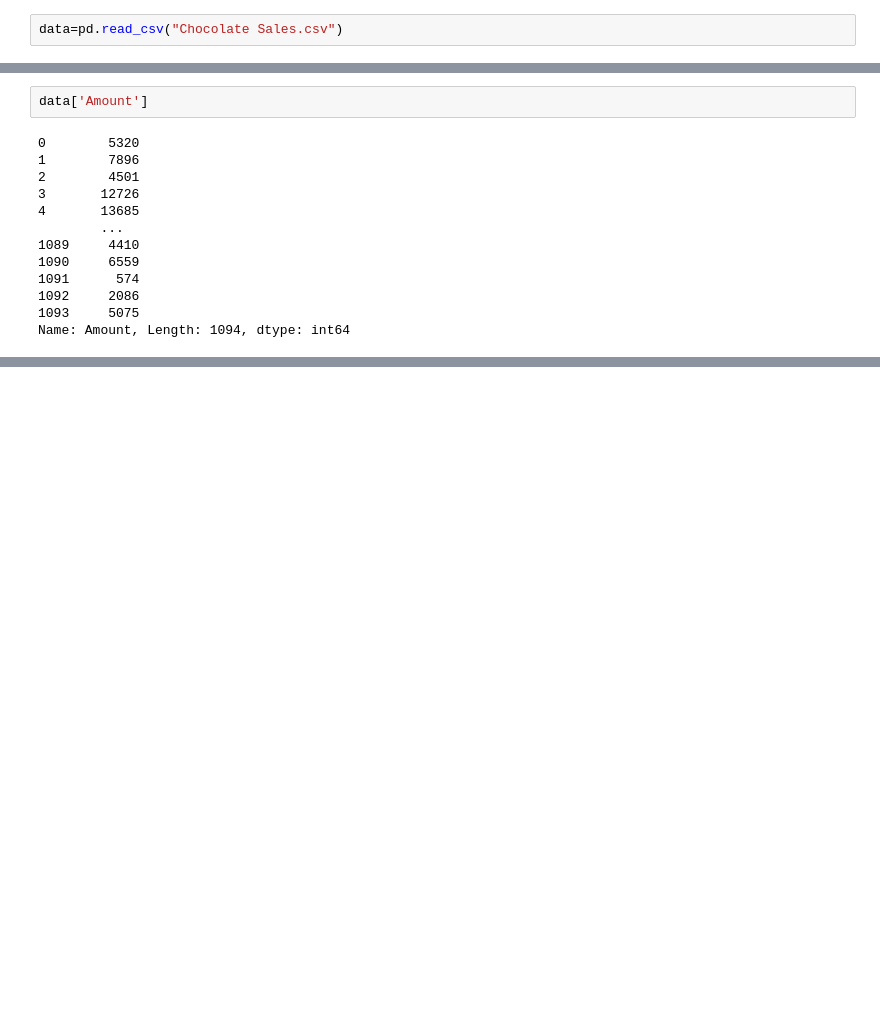
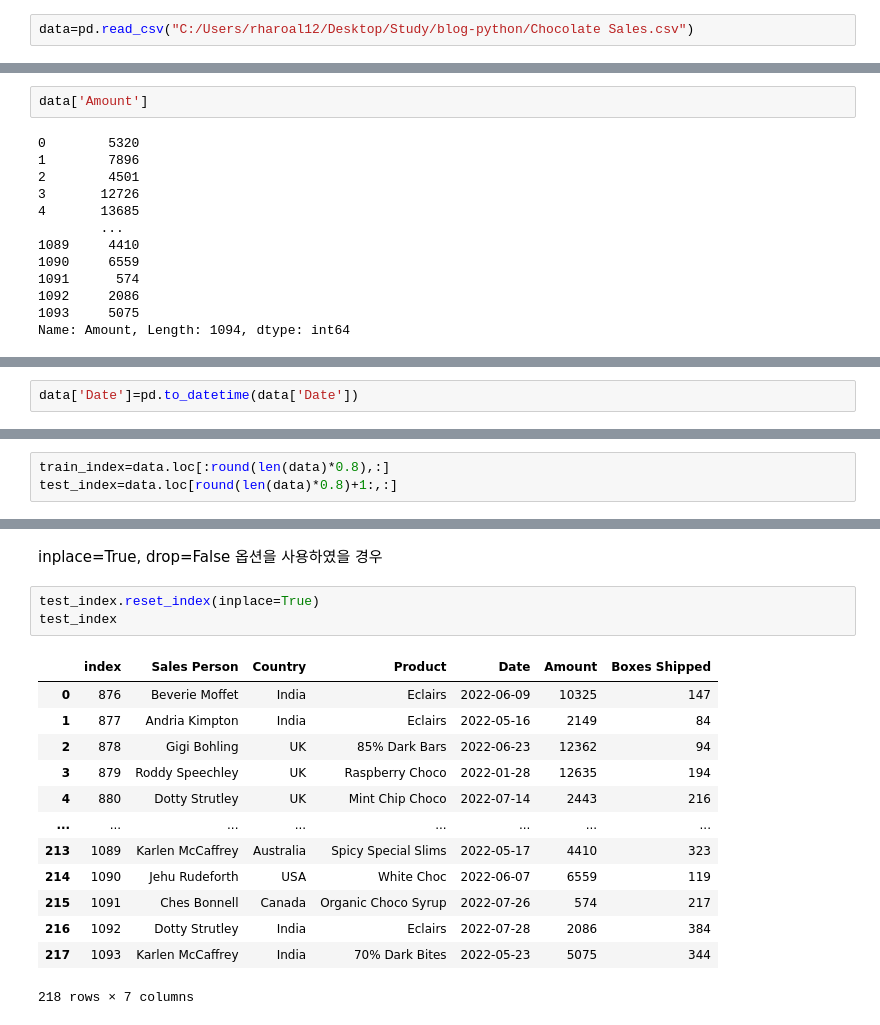
Before and after one commit to 96jayy/blog-python, a Jupyter notebook: chocolate_data/chocolate_sales_analysis.ipynb, the cells around one changed output, grey strips where cells are left out. Saved outputs shown, nothing was run; the diff lists cells and outputs as text; blank space fills up the shorter version.

Commit message:
train_test_split_01

```diff
--- a/chocolate_data/chocolate_sales_analysis.ipynb
+++ b/chocolate_data/chocolate_sales_analysis.ipynb
@@ -6,7 +6,7 @@ import numpy as np
 # %% [markdown]
 데이터 불러오기
 # %%
-data=pd.read_csv("Chocolate Sales.csv")
+data=pd.read_csv("C:/Users/rharoal12/Desktop/Study/blog-python/Chocolate Sales.csv")
 # %% [markdown]
 데이터 확인
 # %%
@@ -148,0 +154,2 @@ ProfileReport(data)
+# %%
+data['Date']=pd.to_datetime(data['Date'])
@@ -148,0 +190,3 @@ ProfileReport(data)
+# %%
+train_index=data.loc[:round(len(data)*0.8),:]
+test_index=data.loc[round(len(data)*0.8)+1:,:]
@@ -148,0 +244,19 @@ ProfileReport(data)
+# %% [markdown]
+inplace=True, drop=False 옵션을 사용하였을 경우
+# %%
+test_index.reset_index(inplace=True)
+test_index
+# %% [output]
+|  | index | Sales Person | Country | Product | Date | Amount | Boxes Shipped |
+| 0 | 876 | Beverie Moffet | India | Eclairs | 2022-06-09 | 10325 | 147 |
+| 1 | 877 | Andria Kimpton | India | Eclairs | 2022-05-16 | 2149 | 84 |
+| 2 | 878 | Gigi Bohling | UK | 85% Dark Bars | 2022-06-23 | 12362 | 94 |
+| 3 | 879 | Roddy Speechley | UK | Raspberry Choco | 2022-01-28 | 12635 | 194 |
+| 4 | 880 | Dotty Strutley | UK | Mint Chip Choco | 2022-07-14 | 2443 | 216 |
+| ... | ... | ... | ... | ... | ... | ... | ... |
+| 213 | 1089 | Karlen McCaffrey | Australia | Spicy Special Slims | 2022-05-17 | 4410 | 323 |
+| 214 | 1090 | Jehu Rudeforth | USA | White Choc | 2022-06-07 | 6559 | 119 |
+| 215 | 1091 | Ches Bonnell | Canada | Organic Choco Syrup | 2022-07-26 | 574 | 217 |
+| 216 | 1092 | Dotty Strutley | India | Eclairs | 2022-07-28 | 2086 | 384 |
+| 217 | 1093 | Karlen McCaffrey | India | 70% Dark Bites | 2022-05-23 | 5075 | 344 |
+218 rows × 7 columns
```
Also changed, not shown: parts of 32 cells of this notebook.
